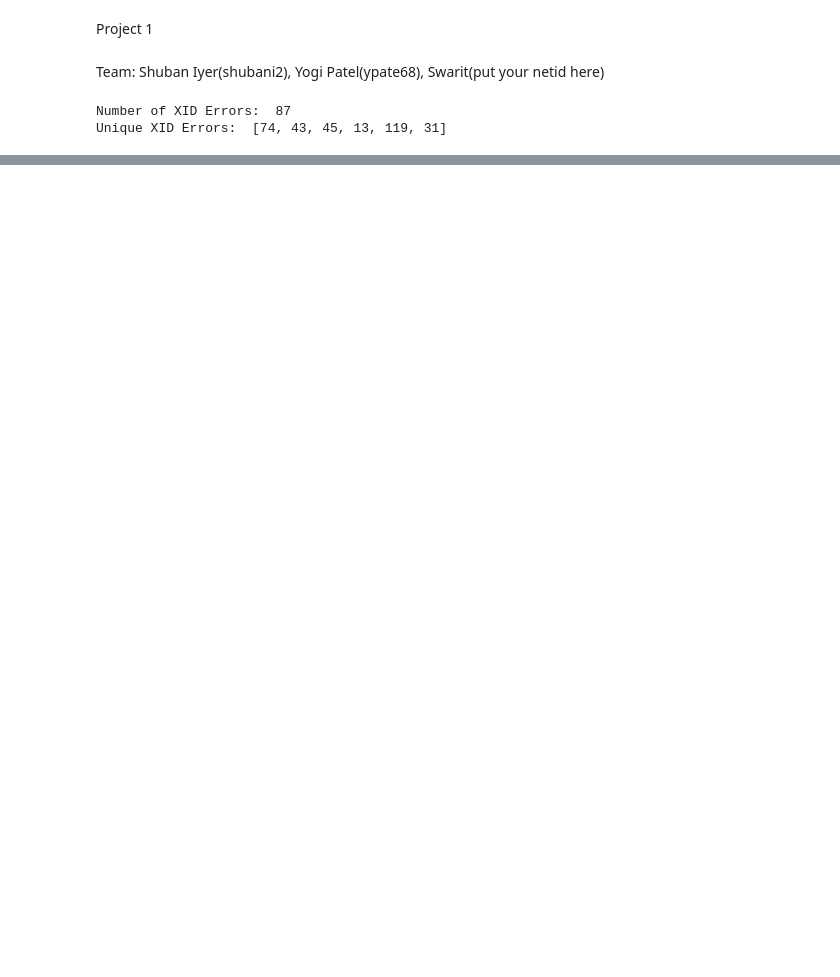
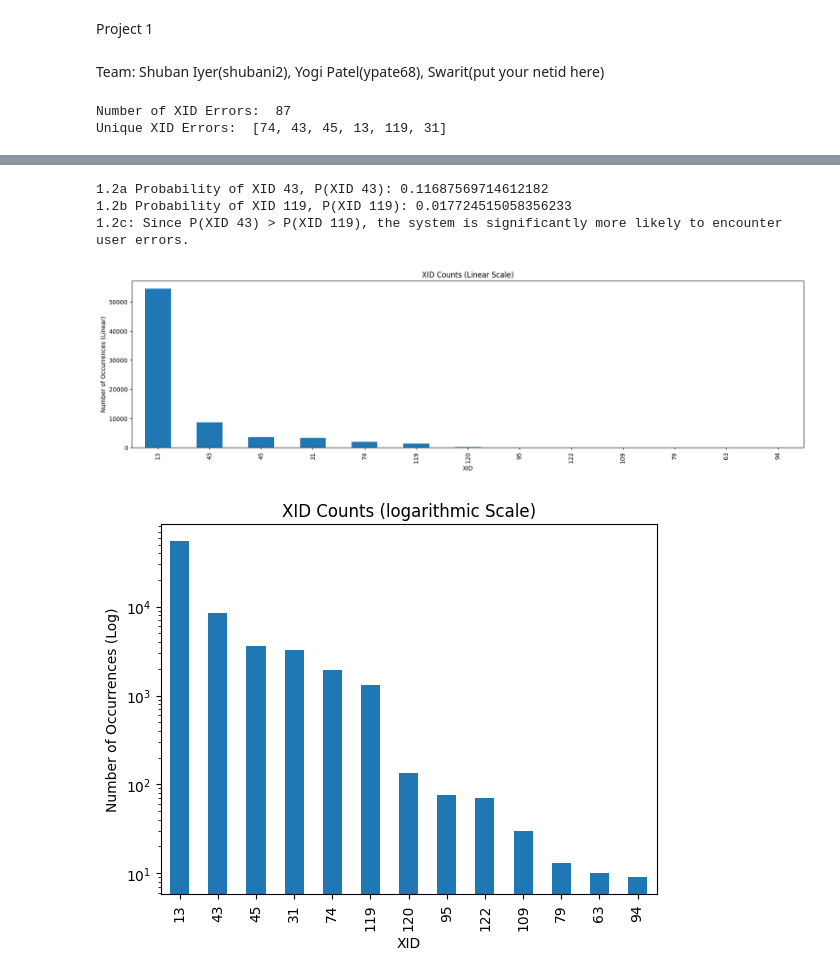
Before and after one commit to s1oly/GPUFailureAnalysis, a Jupyter notebook: project_1.ipynb, the cells around one changed output, grey strips where cells are left out. Cells and saved outputs as stored; diff of their text form; code cells hidden in the pictures; blank space fills up the shorter version.

```diff
--- a/project_1.ipynb
+++ b/project_1.ipynb
@@ -61,0 +81,36 @@ dataframe.head()
+# %%
+n = len(dataframe) # total entries
+ct_43 = len(dataframe[dataframe['XID'] == 43])
+ct_119 = len(dataframe[dataframe['XID'] == 119])
+
+print("1.2a Probability of XID 43, P(XID 43):", ct_43/n)
+print("1.2b Probability of XID 119, P(XID 119):", ct_119/n)
+print("1.2c: Since P(XID 43) > P(XID 119), the system is significantly more likely to encounter user errors.")
+# completed 1.2c
+# %% [output]
+1.2a Probability of XID 43, P(XID 43): 0.11687569714612182
+1.2b Probability of XID 119, P(XID 119): 0.017724515058356233
+1.2c: Since P(XID 43) > P(XID 119), the system is significantly more likely to encounter user errors.
+# %%
+# first sort all XID's by the amount of times they appear
+sorted_xid = dataframe['XID'].value_counts().sort_values(ascending=False)
+
+plt.figure(figsize=(20, 5))
+
+# linear scale
+sorted_xid.plot(kind='bar')
+plt.title('XID Counts (Linear Scale)')
+plt.xlabel('XID')
+plt.ylabel('Number of Occurrences (Linear)')
+plt.show()
+
+# logarithmic scale
+sorted_xid.plot(kind='bar')
+plt.yscale('log')
+plt.title('XID Counts (logarithmic Scale)')
+plt.xlabel('XID')
+plt.ylabel('Number of Occurrences (Log)')
+plt.show()
+# %% [output]
+[figure, added]
+[figure, added]
```
Also changed, not shown: parts of 3 cells of this notebook.
